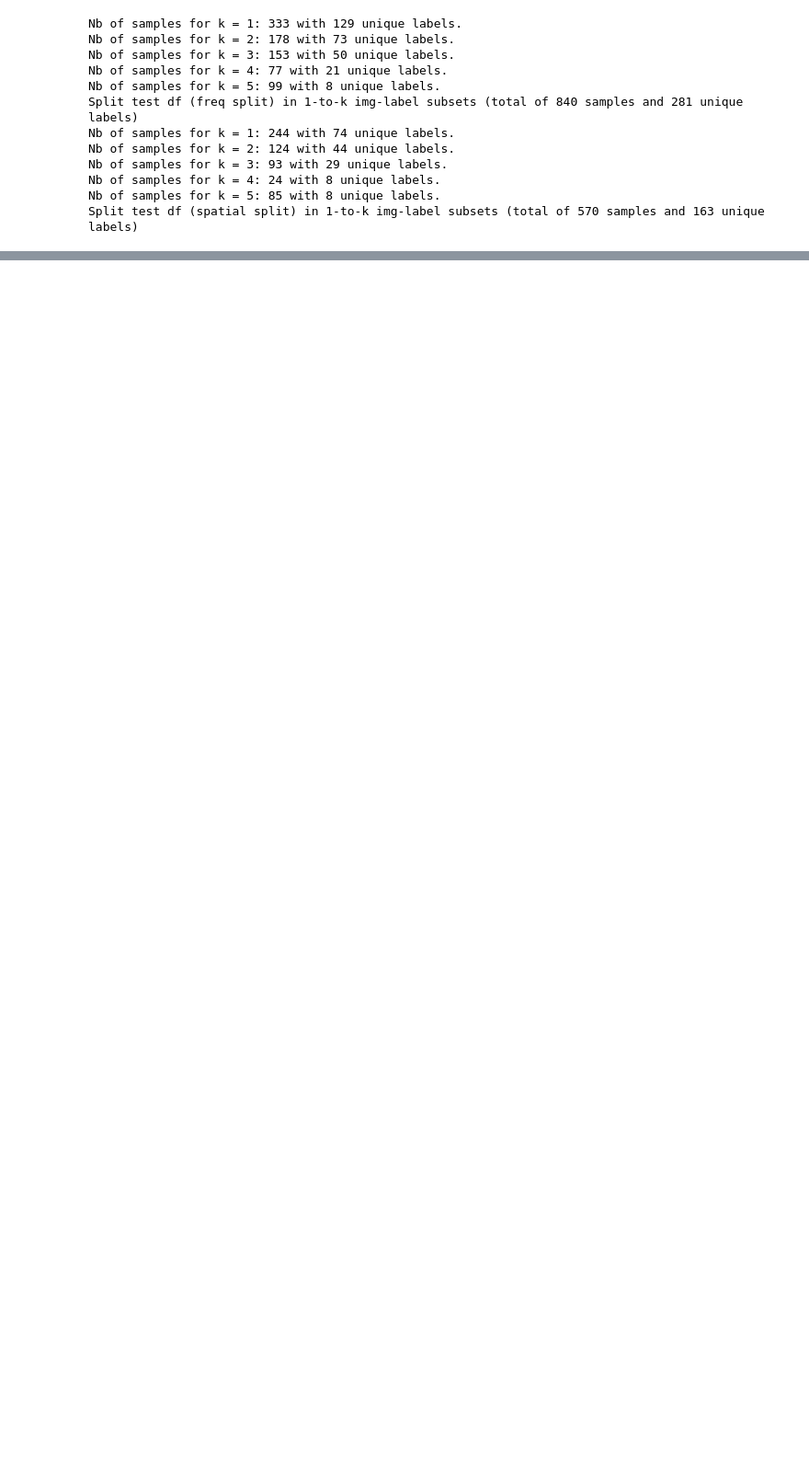
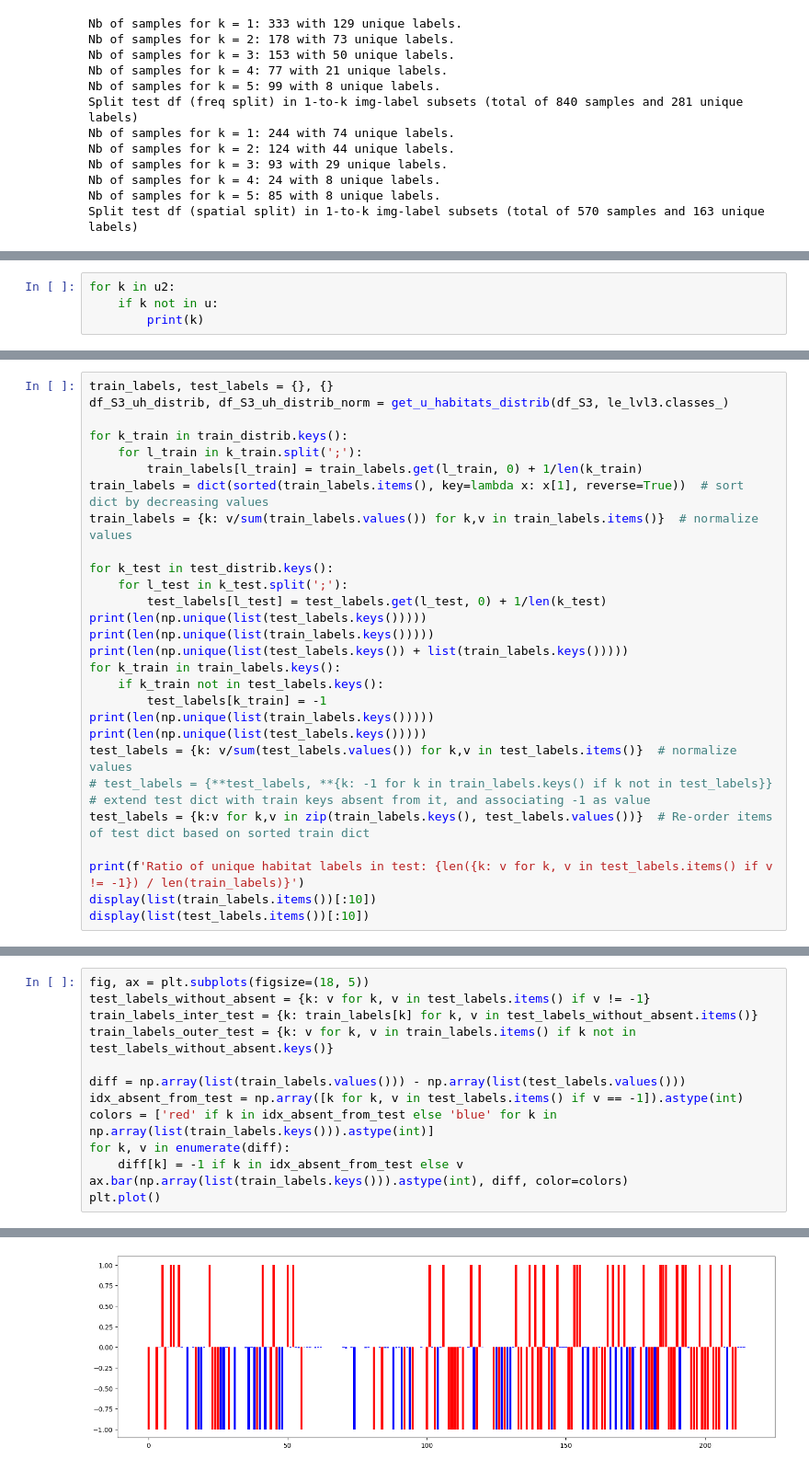
Before and after one commit to plantnet/malpolon, a Jupyter notebook: examples/custom_train/multiscale_jrc/dataset/habitats_gpn25_eva/FloraVeg/Pre-processing.ipynb, the cells around one changed output, grey strips where cells are left out. Shown at 92% size. Drawn from its saved outputs; the diff is of its cells as text; blank space fills up the shorter version.

```diff
--- a/examples/custom_train/multiscale_jrc/dataset/habitats_gpn25_eva/FloraVeg/Pre-processing.ipynb
+++ b/examples/custom_train/multiscale_jrc/dataset/habitats_gpn25_eva/FloraVeg/Pre-processing.ipynb
@@ -601,0 +1002,4 @@ Split test df (spatial split) in 1-to-k img-label subsets (total of 570 samples
+# %%
+for k in u2:
+    if k not in u:
+        print(k)
@@ -601,0 +1026,28 @@ Split test df (spatial split) in 1-to-k img-label subsets (total of 570 samples
+# %%
+train_labels, test_labels = {}, {}
+df_S3_uh_distrib, df_S3_uh_distrib_norm = get_u_habitats_distrib(df_S3, le_lvl3.classes_)
+
+for k_train in train_distrib.keys():
+    for l_train in k_train.split(';'):
+        train_labels[l_train] = train_labels.get(l_train, 0) + 1/len(k_train)
+train_labels = dict(sorted(train_labels.items(), key=lambda x: x[1], reverse=True))  # sort dict by decreasing values
+train_labels = {k: v/sum(train_labels.values()) for k,v in train_labels.items()}  # normalize values
+
+for k_test in test_distrib.keys():
+    for l_test in k_test.split(';'):
+        test_labels[l_test] = test_labels.get(l_test, 0) + 1/len(k_test)
+print(len(np.unique(list(test_labels.keys()))))
+print(len(np.unique(list(train_labels.keys()))))
+print(len(np.unique(list(test_labels.keys()) + list(train_labels.keys()))))
+for k_train in train_labels.keys():
+    if k_train not in test_labels.keys():
+        test_labels[k_train] = -1
+print(len(np.unique(list(train_labels.keys()))))
+print(len(np.unique(list(test_labels.keys()))))
+test_labels = {k: v/sum(test_labels.values()) for k,v in test_labels.items()}  # normalize values
+# test_labels = {**test_labels, **{k: -1 for k in train_labels.keys() if k not in test_labels}}  # extend test dict with train keys absent from it, and associating -1 as value
+test_labels = {k:v for k,v in zip(train_labels.keys(), test_labels.values())}  # Re-order items of test dict based on sorted train dict
+
+print(f'Ratio of unique habitat labels in test: {len({k: v for k, v in test_labels.items() if v != -1}) / len(train_labels)}')
+display(list(train_labels.items())[:10])
+display(list(test_labels.items())[:10])
@@ -601,0 +1091,14 @@ Split test df (spatial split) in 1-to-k img-label subsets (total of 570 samples
+# %%
+fig, ax = plt.subplots(figsize=(18, 5))
+test_labels_without_absent = {k: v for k, v in test_labels.items() if v != -1}
+train_labels_inter_test = {k: train_labels[k] for k, v in test_labels_without_absent.items()}
+train_labels_outer_test = {k: v for k, v in train_labels.items() if k not in test_labels_without_absent.keys()}
+
+diff = np.array(list(train_labels.values())) - np.array(list(test_labels.values()))
+idx_absent_from_test = np.array([k for k, v in test_labels.items() if v == -1]).astype(int)
+colors = ['red' if k in idx_absent_from_test else 'blue' for k in np.array(list(train_labels.keys())).astype(int)]
+for k, v in enumerate(diff):
+    diff[k] = -1 if k in idx_absent_from_test else v
+ax.bar(np.array(list(train_labels.keys())).astype(int), diff, color=colors)
+plt.plot()
+# %% [output]
@@ -601,0 +1106 @@ Split test df (spatial split) in 1-to-k img-label subsets (total of 570 samples
+[figure, added]
```
Also changed, not shown: parts of 32 cells of this notebook, 14 other files.
